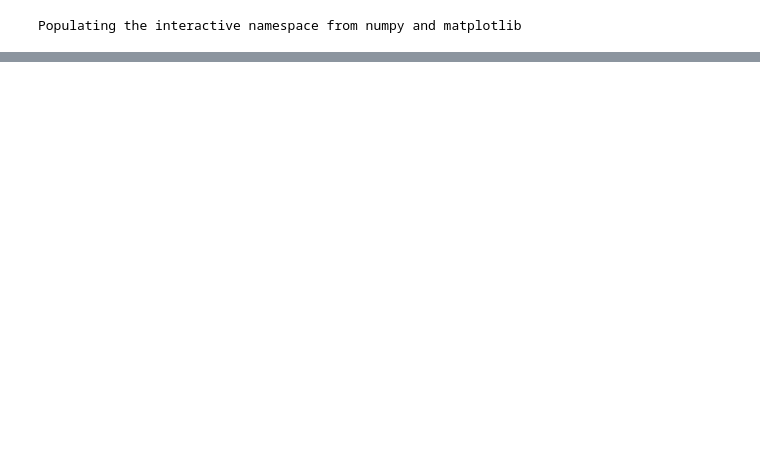
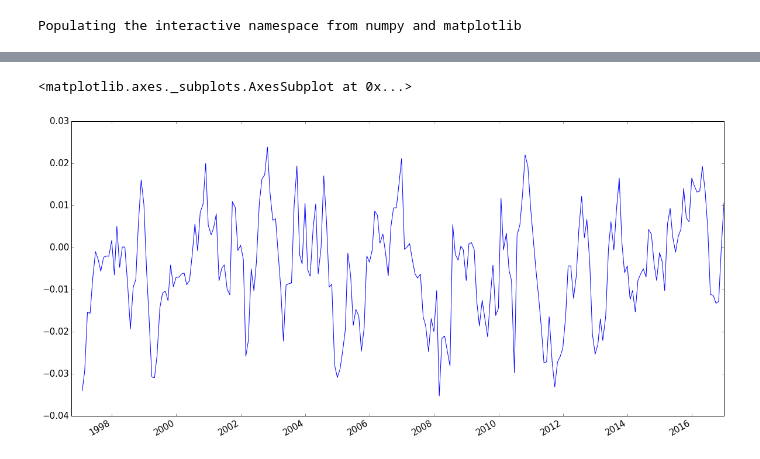
Before and after one commit to Raghuramkowdeed/afp, a Jupyter notebook: notebooks/glmnet.ipynb, the cells around one changed output, grey strips where cells are left out. Cells and saved outputs as stored; diff of their text form; code cells hidden in the pictures; blank space fills up the shorter version.

```diff
--- a/notebooks/glmnet.ipynb
+++ b/notebooks/glmnet.ipynb
@@ -314,0 +14,20 @@ df[ ['l_corr', 'nl_corr', 'comb_ic']].plot()
+# %%
+data = data.set_index(['date'])
+data.index = [ dt.datetime.strptime(str(x),'%Y%m%d') for x in data.index ]
+# %%
+look_back = 1*12
+sig_names = get_signal_names()
+num_buckets = 10
+rebalance_dates = np.unique(data.index)
+# %%
+num_sig_vec = range(3,30,3)
+# %%
+def get_lambda(model, num_signals= 5):
+    coef_path = model.coef_path_
+
+    num_coef = [ (np.where( np.abs(coef_path[:,i]) > 1e-8 )[0]).shape[0] for i in range(coef_path.shape[1]) ]
+    num_coef = np.array(num_coef)
+    #print(num_coef)
+    coef_ind = ( np.abs(num_coef - num_signals )).argmin()
+    s = model.lambda_path_[coef_ind]
+    return(s)
@@ -314,0 +108,8 @@ df[ ['l_corr', 'nl_corr', 'comb_ic']].plot()
+# %%
+from pylab import rcParams
+rcParams['figure.figsize'] = 20, 10
+df = corr_df.iloc[:,0:4].mean(axis=1) - corr_df.iloc[:,4:].mean(axis=1)
+df.rolling(window=5).mean().plot()
+# %% [output]
+<matplotlib.axes._subplots.AxesSubplot at 0x...>
+[figure, added]
```
Also changed, not shown: parts of 35 cells of this notebook, 9 other files.
